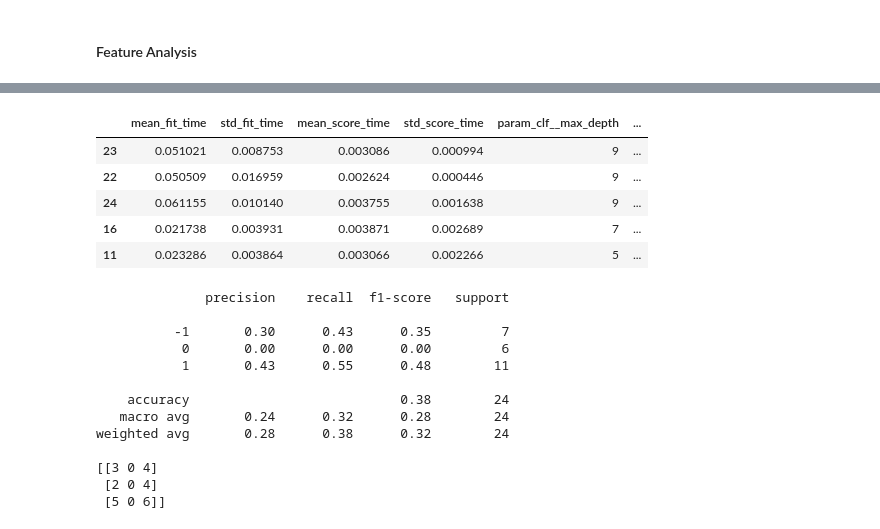
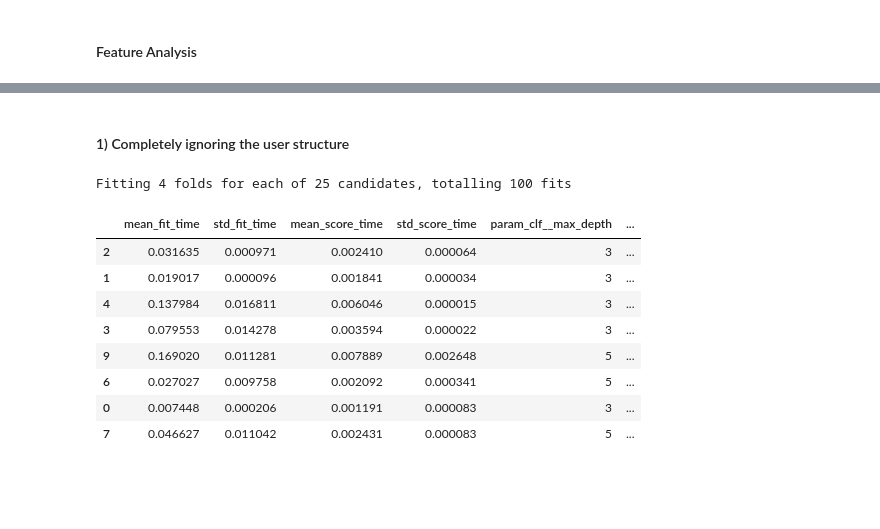
Before and after one commit to lasse-meixner/UpStraight_analytics, a Jupyter notebook: notebooks/app_data_eda.ipynb, the cells around one changed output, grey strips where cells are left out. Drawn from its saved outputs; the diff is of its cells as text; code cells hidden in the pictures; blank space fills up the shorter version.

Commit message:
finalised analysis with weights (index bug in 3.1)

```diff
--- a/notebooks/app_data_eda.ipynb
+++ b/notebooks/app_data_eda.ipynb
@@ -118,0 +100,3 @@ See the caveats in the documentation: https://pandas.pydata.org/pandas-docs/stab
+# %%
+X_train = pd.read_csv("../data/X_train.csv")
+X_train.shape
@@ -173,0 +137,4 @@ Fitting 4 folds for each of 25 candidates, totalling 100 fits
+# %%
+# map all non-slouching postures to 0 for the slouching prediction
+X_prep["posture"] = X_prep["posture"].map({-1:0,1:1,0:0})
+X_prep.posture.value_counts()
@@ -173,0 +150,2 @@ Fitting 4 folds for each of 25 candidates, totalling 100 fits
+# %% [markdown]
+#### 1) Completely ignoring the user structure
@@ -174,30 +158,26 @@ Fitting 4 folds for each of 25 candidates, totalling 100 fits
+# %%
+y = X_prep["posture"]
+X = X_prep.drop("posture",axis=1)
+# define parameter grid
+param_grid = {"clf__max_depth": [3, 5,7,9,12], "clf__n_estimators": [10, 30, 50, 100, 200]}
+# define classifier
+clf = RandomForestClassifier(random_state=42)
+# define pipeline
+pipe = Pipeline([("col_selector", ColumnSelector(columns=training_columns)),("clf",clf)])
+# define grid search
+grid_search = GridSearchCV(pipe, param_grid=param_grid, cv=4, n_jobs=-1, verbose=1)
+results = grid_search.fit(X, y)
+# %% [output]
+Fitting 4 folds for each of 25 candidates, totalling 100 fits
 # %%
-pd.DataFrame(rf_results.cv_results_).sort_values("mean_test_score",ascending=False).head()
+pd.DataFrame(results.cv_results_).sort_values("rank_test_score").head(8)
 # %% [output]
 |  | mean_fit_time | std_fit_time | mean_score_time | std_score_time | param_clf__max_depth | ... |
-| 23 | 0.051021 | 0.008753 | 0.003086 | 0.000994 | 9 | ... |
-| 22 | 0.050509 | 0.016959 | 0.002624 | 0.000446 | 9 | ... |
-| 24 | 0.061155 | 0.010140 | 0.003755 | 0.001638 | 9 | ... |
-| 16 | 0.021738 | 0.003931 | 0.003871 | 0.002689 | 7 | ... |
-| 11 | 0.023286 | 0.003864 | 0.003066 | 0.002266 | 5 | ... |
+| 2 | 0.031635 | 0.000971 | 0.002410 | 0.000064 | 3 | ... |
+| 1 | 0.019017 | 0.000096 | 0.001841 | 0.000034 | 3 | ... |
+| 4 | 0.137984 | 0.016811 | 0.006046 | 0.000015 | 3 | ... |
+| 3 | 0.079553 | 0.014278 | 0.003594 | 0.000022 | 3 | ... |
+| 9 | 0.169020 | 0.011281 | 0.007889 | 0.002648 | 5 | ... |
+| 6 | 0.027027 | 0.009758 | 0.002092 | 0.000341 | 5 | ... |
+| 0 | 0.007448 | 0.000206 | 0.001191 | 0.000083 | 3 | ... |
+| 7 | 0.046627 | 0.011042 | 0.002431 | 0.000083 | 5 | ... |
-# %%
-est = rf_results.best_estimator_
-
-from sklearn.metrics import confusion_matrix, classification_report
-
-y_pred = est.predict(X_test)
-print(classification_report(y_test,y_pred))
-# %% [output]
-              precision    recall  f1-score   support
-
-          -1       0.30      0.43      0.35         7
-           0       0.00      0.00      0.00         6
-           1       0.43      0.55      0.48        11
-
-    accuracy                           0.38        24
-   macro avg       0.24      0.32      0.28        24
-weighted avg       0.28      0.38      0.32        24
-
-[[3 0 4]
- [2 0 4]
- [5 0 6]]
```
Also changed, not shown: parts of 42 cells of this notebook.
